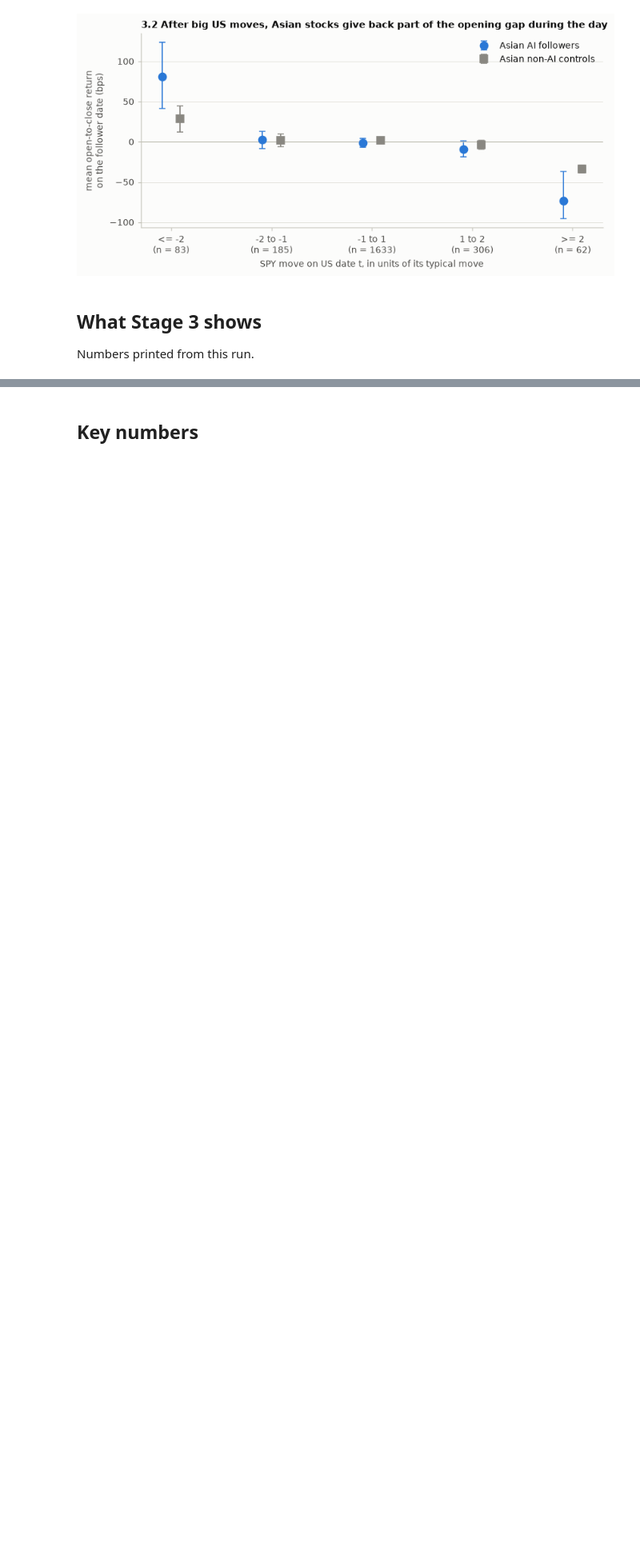
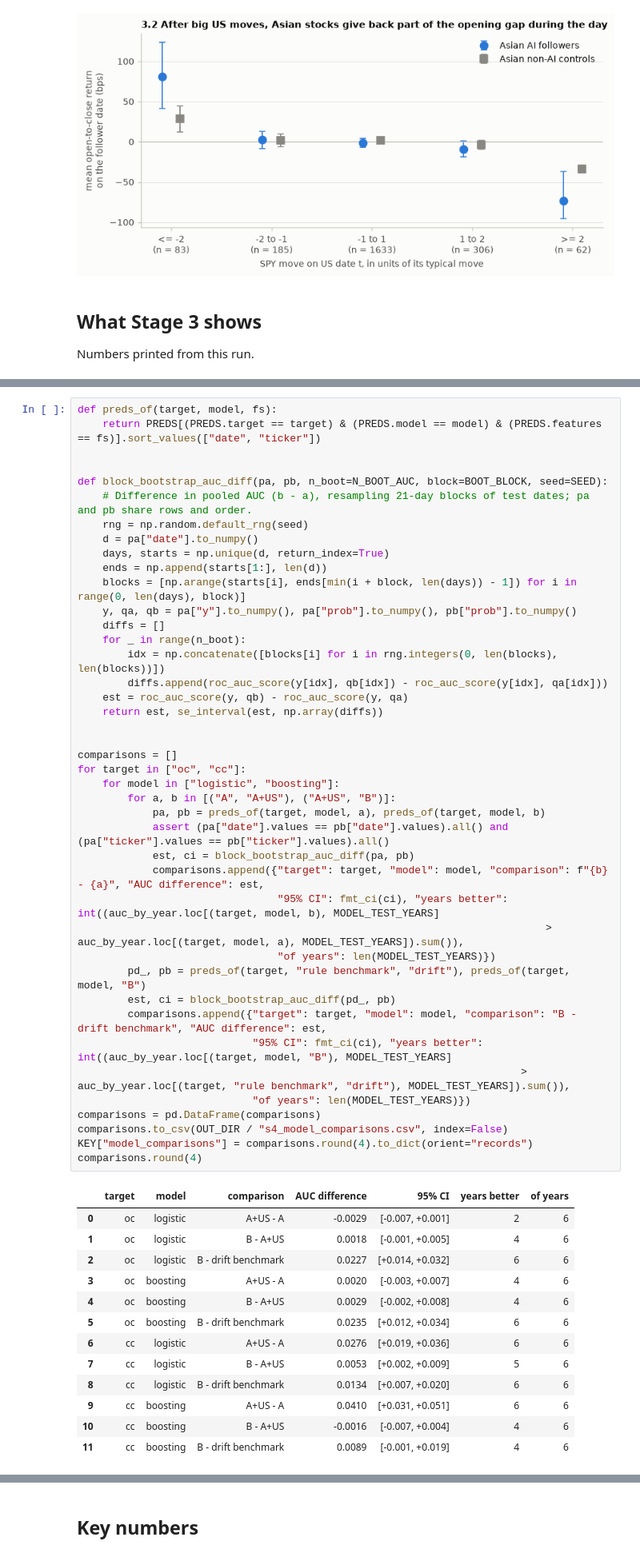
Before and after one commit to Farid-Abdullah/stock-comovement, a Jupyter notebook: overnight_transmission.ipynb, the cells around one changed output, grey strips where cells are left out. Shown at 80% size. Cells and saved outputs as stored; diff of their text form; blank space fills up the shorter version.

```diff
--- a/overnight_transmission.ipynb
+++ b/overnight_transmission.ipynb
@@ -1381,0 +1608,56 @@ print(f"  AI followers: positive in {pos_years} of {len(by_year)} years")
+# %%
+def preds_of(target, model, fs):
+    return PREDS[(PREDS.target == target) & (PREDS.model == model) & (PREDS.features == fs)].sort_values(["date", "ticker"])
+
+
+def block_bootstrap_auc_diff(pa, pb, n_boot=N_BOOT_AUC, block=BOOT_BLOCK, seed=SEED):
+    # Difference in pooled AUC (b - a), resampling 21-day blocks of test dates; pa and pb share rows and order.
+    rng = np.random.default_rng(seed)
+    d = pa["date"].to_numpy()
+    days, starts = np.unique(d, return_index=True)
+    ends = np.append(starts[1:], len(d))
+    blocks = [np.arange(starts[i], ends[min(i + block, len(days)) - 1]) for i in range(0, len(days), block)]
+    y, qa, qb = pa["y"].to_numpy(), pa["prob"].to_numpy(), pb["prob"].to_numpy()
+    diffs = []
+    for _ in range(n_boot):
+        idx = np.concatenate([blocks[i] for i in rng.integers(0, len(blocks), len(blocks))])
+        diffs.append(roc_auc_score(y[idx], qb[idx]) - roc_auc_score(y[idx], qa[idx]))
+    est = roc_auc_score(y, qb) - roc_auc_score(y, qa)
+    return est, se_interval(est, np.array(diffs))
+
+
+comparisons = []
+for target in ["oc", "cc"]:
+    for model in ["logistic", "boosting"]:
+        for a, b in [("A", "A+US"), ("A+US", "B")]:
+            pa, pb = preds_of(target, model, a), preds_of(target, model, b)
+            assert (pa["date"].values == pb["date"].values).all() and (pa["ticker"].values == pb["ticker"].values).all()
+            est, ci = block_bootstrap_auc_diff(pa, pb)
+            comparisons.append({"target": target, "model": model, "comparison": f"{b} - {a}", "AUC difference": est,
+                                "95% CI": fmt_ci(ci), "years better": int((auc_by_year.loc[(target, model, b), MODEL_TEST_YEARS]
+                                                                           > auc_by_year.loc[(target, model, a), MODEL_TEST_YEARS]).sum()),
+                                "of years": len(MODEL_TEST_YEARS)})
+        pd_, pb = preds_of(target, "rule benchmark", "drift"), preds_of(target, model, "B")
+        est, ci = block_bootstrap_auc_diff(pd_, pb)
+        comparisons.append({"target": target, "model": model, "comparison": "B - drift benchmark", "AUC difference": est,
+                            "95% CI": fmt_ci(ci), "years better": int((auc_by_year.loc[(target, model, "B"), MODEL_TEST_YEARS]
+                                                                       > auc_by_year.loc[(target, "rule benchmark", "drift"), MODEL_TEST_YEARS]).sum()),
+                            "of years": len(MODEL_TEST_YEARS)})
+comparisons = pd.DataFrame(comparisons)
+comparisons.to_csv(OUT_DIR / "s4_model_comparisons.csv", index=False)
+KEY["model_comparisons"] = comparisons.round(4).to_dict(orient="records")
+comparisons.round(4)
+# %% [output]
+|  | target | model | comparison | AUC difference | 95% CI | years better | of years |
+| 0 | oc | logistic | A+US - A | -0.0029 | [-0.007, +0.001] | 2 | 6 |
+| 1 | oc | logistic | B - A+US | 0.0018 | [-0.001, +0.005] | 4 | 6 |
+| 2 | oc | logistic | B - drift benchmark | 0.0227 | [+0.014, +0.032] | 6 | 6 |
+| 3 | oc | boosting | A+US - A | 0.0020 | [-0.003, +0.007] | 4 | 6 |
+| 4 | oc | boosting | B - A+US | 0.0029 | [-0.002, +0.008] | 4 | 6 |
+| 5 | oc | boosting | B - drift benchmark | 0.0235 | [+0.012, +0.034] | 6 | 6 |
+| 6 | cc | logistic | A+US - A | 0.0276 | [+0.019, +0.036] | 6 | 6 |
+| 7 | cc | logistic | B - A+US | 0.0053 | [+0.002, +0.009] | 5 | 6 |
+| 8 | cc | logistic | B - drift benchmark | 0.0134 | [+0.007, +0.020] | 6 | 6 |
+| 9 | cc | boosting | A+US - A | 0.0410 | [+0.031, +0.051] | 6 | 6 |
+| 10 | cc | boosting | B - A+US | -0.0016 | [-0.007, +0.004] | 4 | 6 |
+| 11 | cc | boosting | B - drift benchmark | 0.0089 | [-0.001, +0.019] | 4 | 6 |
```
Also changed, not shown: parts of 20 cells of this notebook, 11 other files.
